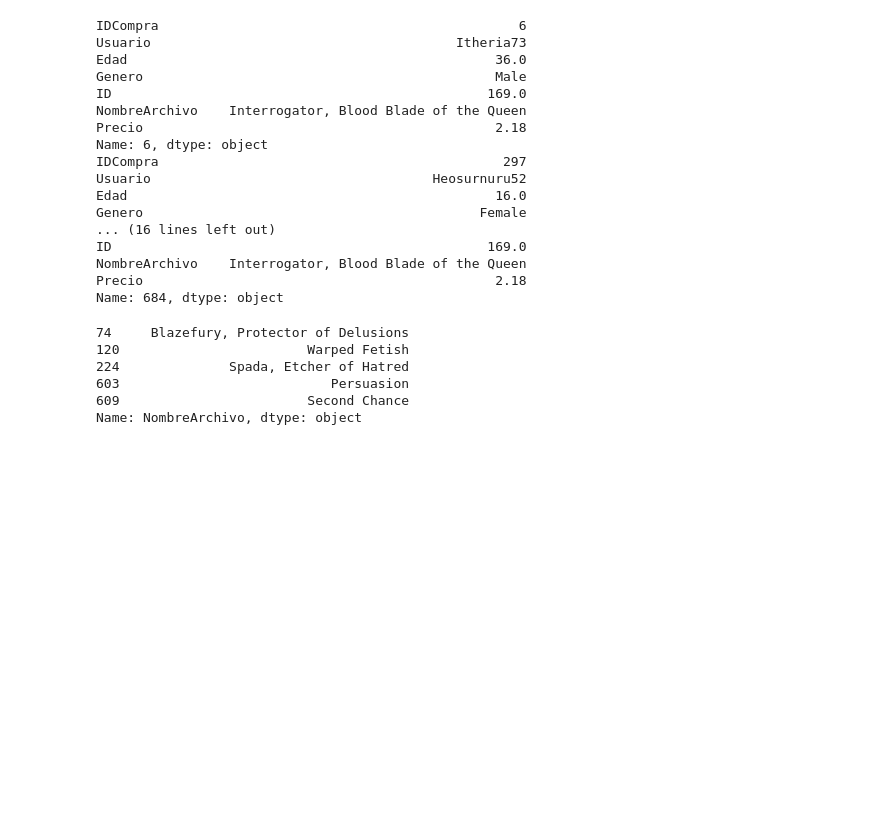
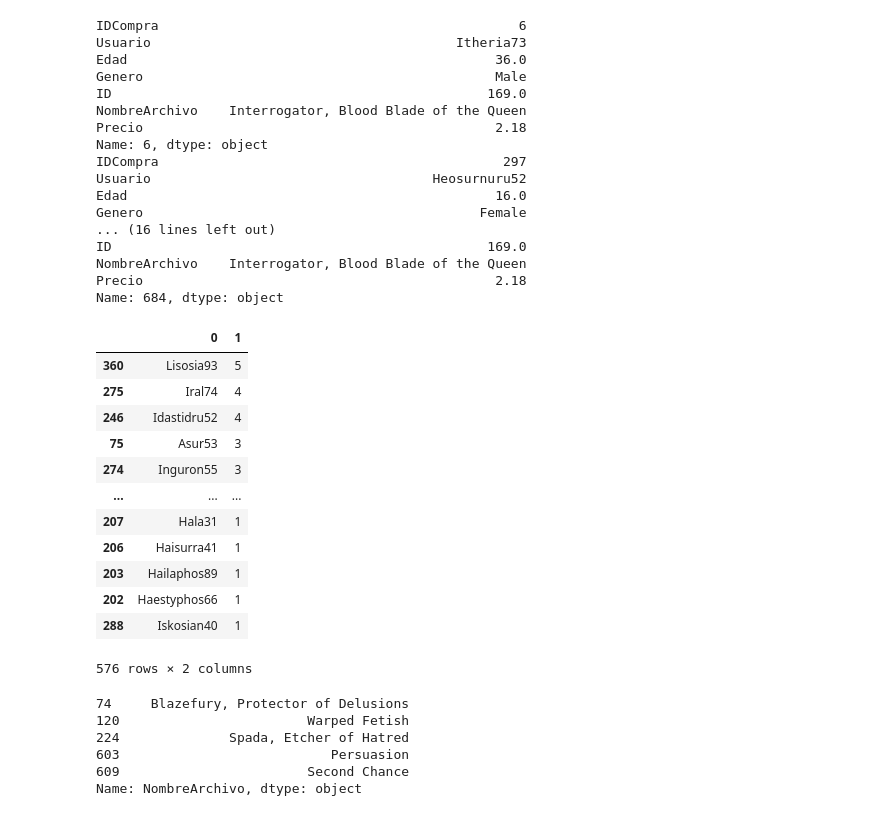
Before and after one commit to hmarbello/Tarea1AnalisisDeDatos, a Jupyter notebook: Tarea_1_Modulo1_AnalisisDeDatos.ipynb, the cells around one changed output. Saved outputs shown, nothing was run; the diff lists cells and outputs as text; code cells hidden in the pictures; blank space fills up the shorter version.

```diff
--- a/Tarea_1_Modulo1_AnalisisDeDatos.ipynb
+++ b/Tarea_1_Modulo1_AnalisisDeDatos.ipynb
@@ -202,7 +202,22 @@ Name: 684, dtype: object
 # %%
 UnD=len(np.unique(df_excel["Usuario"]))#Usuarios no duplicados
 recuento=pd.DataFrame(np.unique(df_excel["Usuario"],return_counts=True)).T#contar el nuemero de veces que se repite un usuario
 recuentoO=recuento.sort_values(by=1,ascending=False)#Ordenar de mayor a menor
+recuentoO
+# %% [output]
+|  | 0 | 1 |
+| 360 | Lisosia93 | 5 |
+| 275 | Iral74 | 4 |
+| 246 | Idastidru52 | 4 |
+| 75 | Asur53 | 3 |
+| 274 | Inguron55 | 3 |
+| ... | ... | ... |
+| 207 | Hala31 | 1 |
+| 206 | Haisurra41 | 1 |
+| 203 | Hailaphos89 | 1 |
+| 202 | Haestyphos66 | 1 |
+| 288 | Iskosian40 | 1 |
+576 rows × 2 columns
 # %%
 df_excel[df_excel["Usuario"]=="Lisosia93"]#Productos comprados por un usuario
 df_excel[df_excel["ID"]==169]
```
Also changed, not shown: parts of 7 cells of this notebook.
